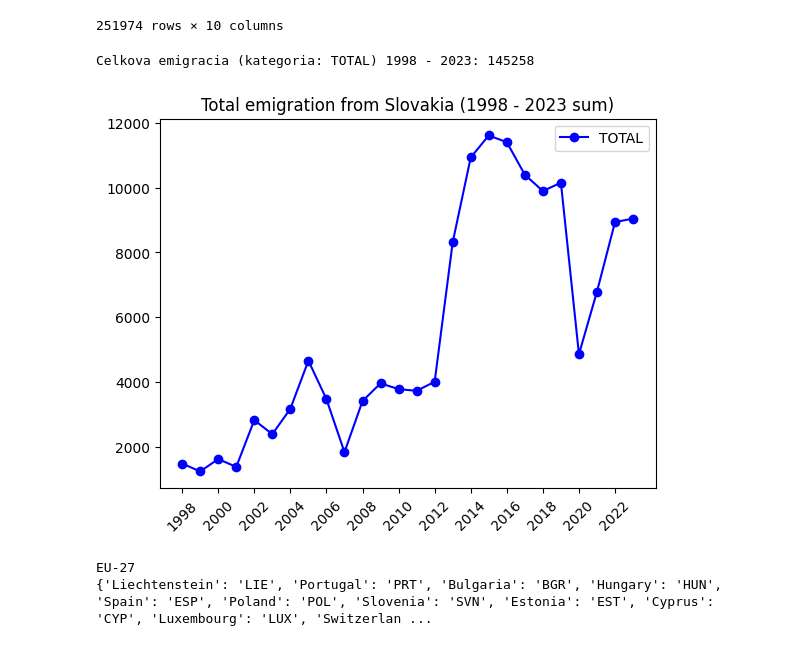
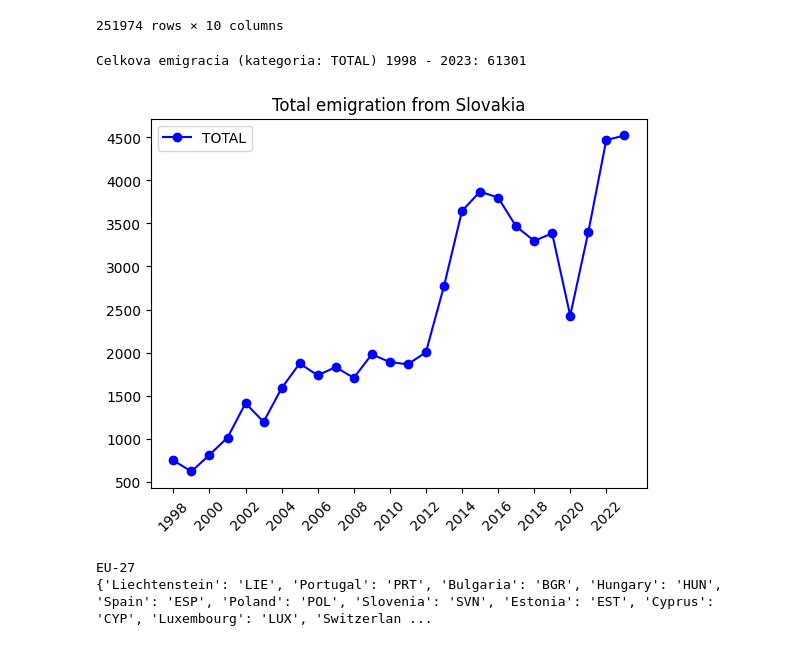
Before and after one commit to jatofi-official/migration-eu-analysis, a Jupyter notebook: Notebooks/Slovenska_Emigracia_Ado.ipynb, the cells around one changed output. Cells and saved outputs as stored; diff of their text form; code cells hidden in the pictures.

```diff
--- a/Notebooks/Slovenska_Emigracia_Ado.ipynb
+++ b/Notebooks/Slovenska_Emigracia_Ado.ipynb
@@ -24,21 +26,21 @@ display(emigr)
 251974 rows × 10 columns
 # %%
 def draw_time_plot(axis, category, title):
-    yearly_totals = emigr.query("age == @category and sex == 'Total'").groupby('year')['count'].sum()
+    yearly_totals = emigr.query("age == @category and sex == 'Total' and target_country == 'Total'").groupby('year')['count'].sum()
     # display(yearly_totals)
     print(f"Celkova emigracia (kategoria: {category}) 1998 - 2023:", yearly_totals.sum())
     axis.plot(yearly_totals.index, yearly_totals, '-bo', label = category)
     axis.legend()
     axis.set_title(title)
     plt.xticks(list(range(1998,2024,2)), rotation = 45)
     return figure
 
 figure, axis = plt.subplots()
-figure = draw_time_plot(axis, 'TOTAL', 'Total emigration from Slovakia (1998 - 2023 sum)')
+figure = draw_time_plot(axis, 'TOTAL', 'Total emigration from Slovakia')
 # figure = draw_time_plot(axis, 'Y25-29', '')
 # %% [output]
-Celkova emigracia (kategoria: TOTAL) 1998 - 2023: 145258
+Celkova emigracia (kategoria: TOTAL) 1998 - 2023: 61301
-[figure, old version]
+[figure, new version]
 # %%
 # toto potrebujem pre pouzitie funkcie v asylums... ziskat ISO3
 country_names = ['Liechtenstein', 'Portugal', 'Bulgaria', 'Hungary', 'Spain', 'Poland',
```
Also changed, not shown: parts of 6 cells of this notebook, 9 other files.
